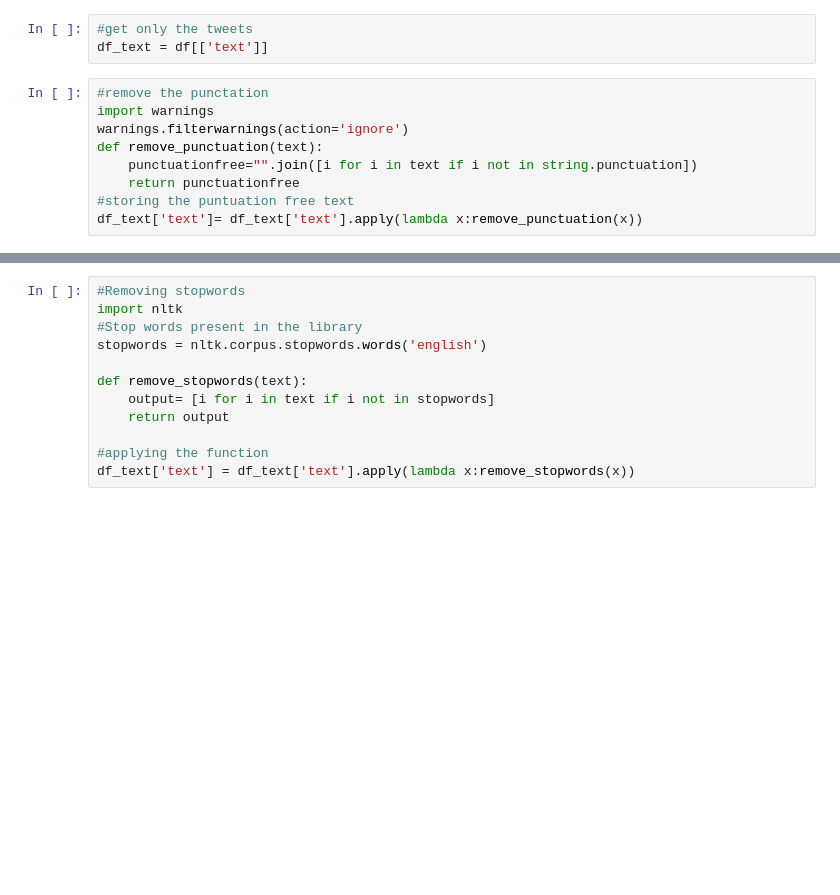
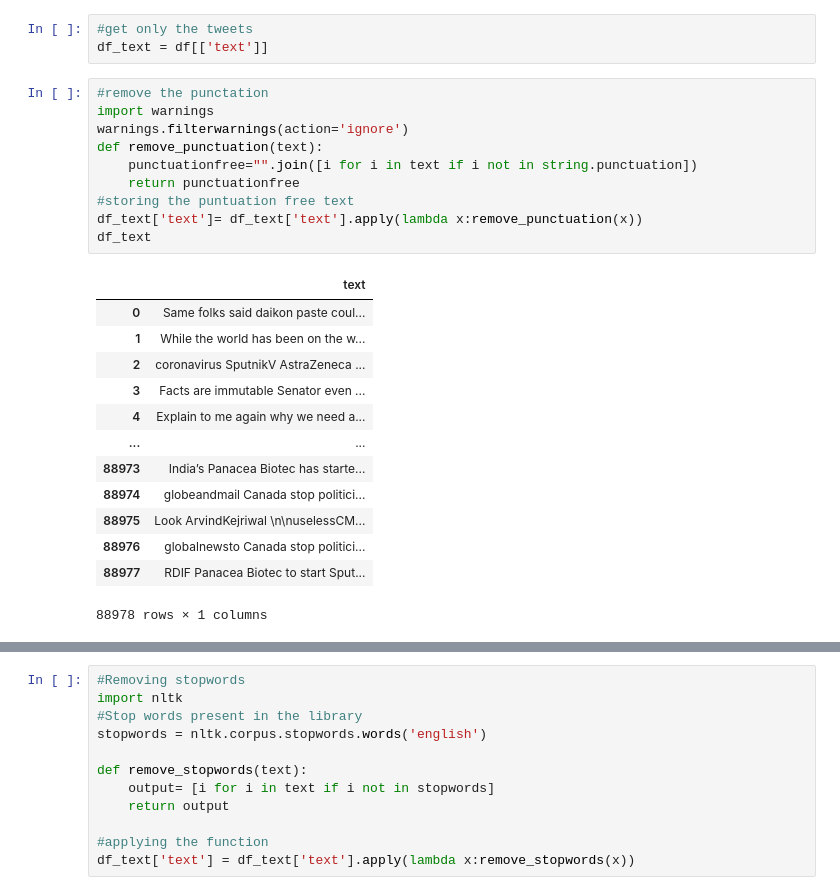
Before and after one commit to u-Shiyuh/nlp-sentiment-analysis, a Jupyter notebook: MidtermsGroup7.ipynb, the cells around one changed output, grey strips where cells are left out. Saved outputs shown, nothing was run; the diff lists cells and outputs as text; blank space fills up the shorter version.

```diff
--- a/MidtermsGroup7.ipynb
+++ b/MidtermsGroup7.ipynb
@@ -41,12 +41,27 @@ df_text = df[['text']]
 # %%
 #remove the punctation
 import warnings
 warnings.filterwarnings(action='ignore')
 def remove_punctuation(text):
     punctuationfree="".join([i for i in text if i not in string.punctuation])
     return punctuationfree
 #storing the puntuation free text
 df_text['text']= df_text['text'].apply(lambda x:remove_punctuation(x))
+df_text
+# %% [output]
+|  | text |
+| 0 | Same folks said daikon paste coul... |
+| 1 | While the world has been on the w... |
+| 2 | coronavirus SputnikV AstraZeneca ... |
+| 3 | Facts are immutable Senator even ... |
+| 4 | Explain to me again why we need a... |
+| ... | ... |
+| 88973 | India’s Panacea Biotec has starte... |
+| 88974 | globeandmail Canada stop politici... |
+| 88975 | Look ArvindKejriwal \n\nuselessCM... |
+| 88976 | globalnewsto Canada stop politici... |
+| 88977 | RDIF Panacea Biotec to start Sput... |
+88978 rows × 1 columns
 # %%
 #make all lowercase
 df_text['text'] = df_text['text'].apply(lambda x: x.lower())
```
Also changed, not shown: parts of 11 cells of this notebook.
